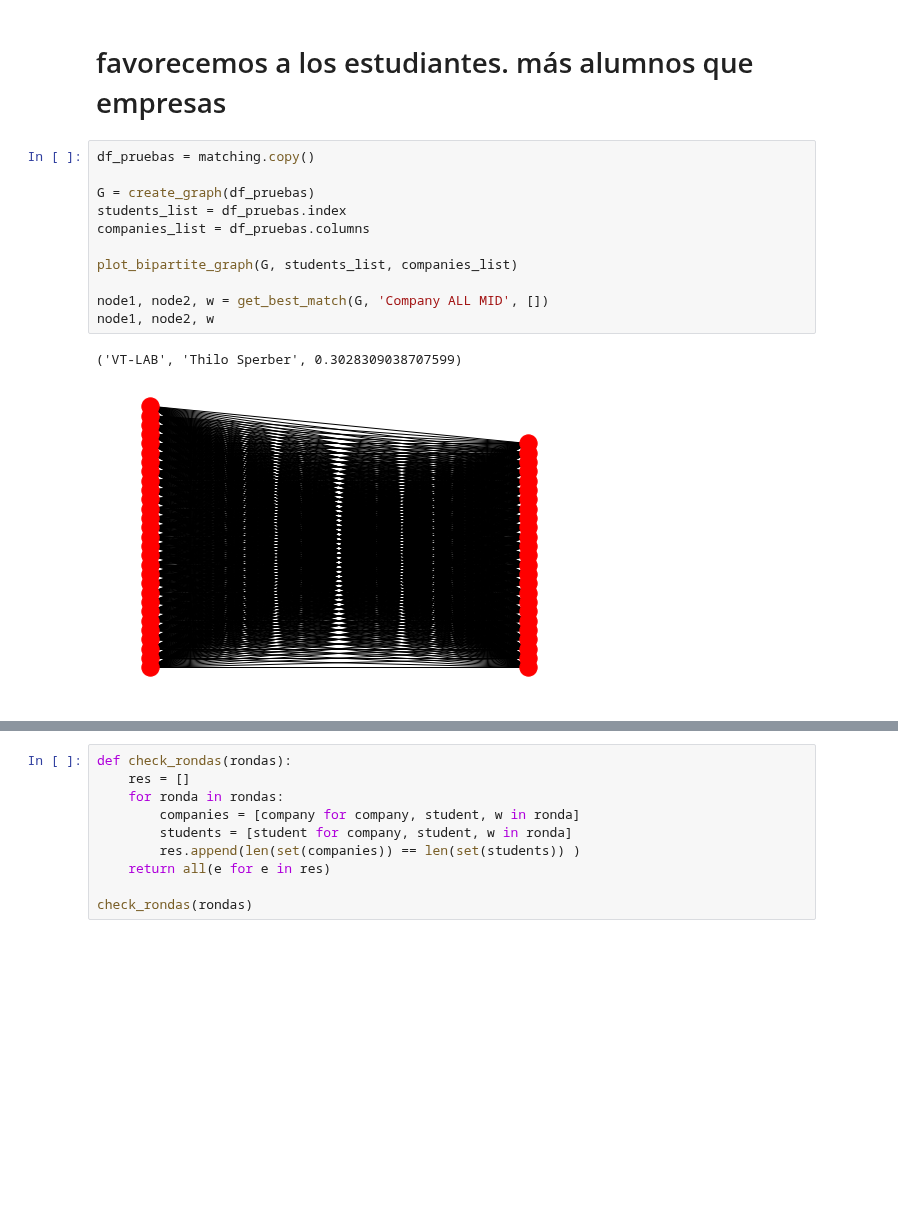
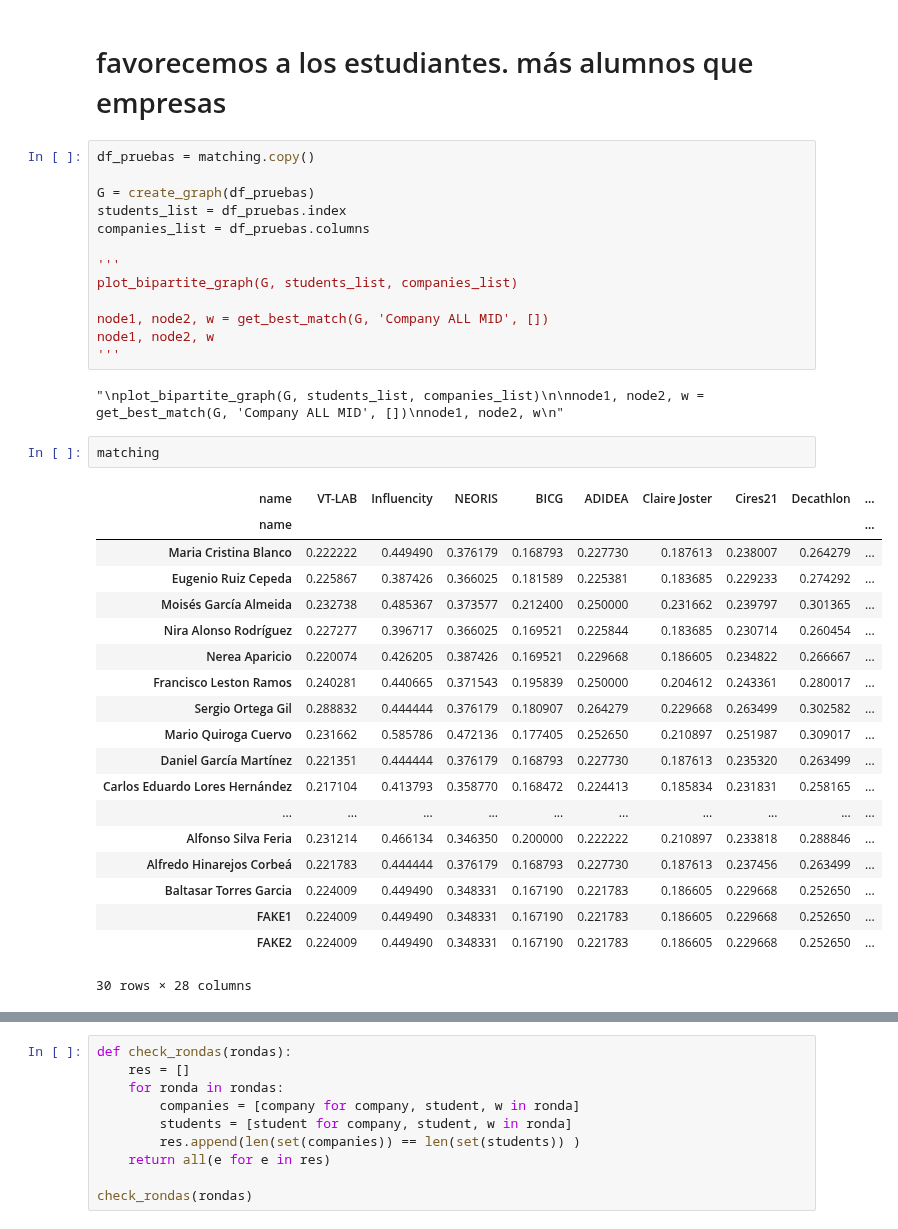
Before and after one commit to albertogcmr/hiring-week-IH-tinder-matching, a Jupyter notebook: matching-web.ipynb, the cells around one changed output, grey strips where cells are left out. Drawn from its saved outputs; the diff is of its cells as text; blank space fills up the shorter version.

```diff
--- a/matching-web.ipynb
+++ b/matching-web.ipynb
@@ -660,11 +822,34 @@ G = create_graph(df_pruebas)
 students_list = df_pruebas.index
 companies_list = df_pruebas.columns
 
+'''
 plot_bipartite_graph(G, students_list, companies_list)
 
 node1, node2, w = get_best_match(G, 'Company ALL MID', [])
 node1, node2, w
+'''
 # %% [output]
-('VT-LAB', 'Thilo Sperber', 0.3028309038707599)
+"\nplot_bipartite_graph(G, students_list, companies_list)\n\nnode1, node2, w = get_best_match(G, 'Company ALL MID', [])\nnode1, node2, w\n"
-[figure, removed]
+# %%
+matching
+# %% [output]
+| name | VT-LAB | Influencity | NEORIS | BICG | ADIDEA | Claire Joster | Cires21 | Decathlon | ... |
+| name |  |  |  |  |  |  |  |  | ... |
+| Maria Cristina Blanco | 0.222222 | 0.449490 | 0.376179 | 0.168793 | 0.227730 | 0.187613 | 0.238007 | 0.264279 | ... |
+| Eugenio Ruiz Cepeda | 0.225867 | 0.387426 | 0.366025 | 0.181589 | 0.225381 | 0.183685 | 0.229233 | 0.274292 | ... |
+| Moisés García Almeida | 0.232738 | 0.485367 | 0.373577 | 0.212400 | 0.250000 | 0.231662 | 0.239797 | 0.301365 | ... |
+| Nira Alonso Rodríguez | 0.227277 | 0.396717 | 0.366025 | 0.169521 | 0.225844 | 0.183685 | 0.230714 | 0.260454 | ... |
+| Nerea Aparicio | 0.220074 | 0.426205 | 0.387426 | 0.169521 | 0.229668 | 0.186605 | 0.234822 | 0.266667 | ... |
+| Francisco Leston Ramos | 0.240281 | 0.440665 | 0.371543 | 0.195839 | 0.250000 | 0.204612 | 0.243361 | 0.280017 | ... |
+| Sergio Ortega Gil | 0.288832 | 0.444444 | 0.376179 | 0.180907 | 0.264279 | 0.229668 | 0.263499 | 0.302582 | ... |
+| Mario Quiroga Cuervo | 0.231662 | 0.585786 | 0.472136 | 0.177405 | 0.252650 | 0.210897 | 0.251987 | 0.309017 | ... |
+| Daniel García Martínez | 0.221351 | 0.444444 | 0.376179 | 0.168793 | 0.227730 | 0.187613 | 0.235320 | 0.263499 | ... |
+| Carlos Eduardo Lores Hernández | 0.217104 | 0.413793 | 0.358770 | 0.168472 | 0.224413 | 0.185834 | 0.231831 | 0.258165 | ... |
+| ... | ... | ... | ... | ... | ... | ... | ... | ... | ... |
+| Alfonso Silva Feria | 0.231214 | 0.466134 | 0.346350 | 0.200000 | 0.222222 | 0.210897 | 0.233818 | 0.288846 | ... |
+| Alfredo Hinarejos Corbeá | 0.221783 | 0.444444 | 0.376179 | 0.168793 | 0.227730 | 0.187613 | 0.237456 | 0.263499 | ... |
+| Baltasar Torres Garcia | 0.224009 | 0.449490 | 0.348331 | 0.167190 | 0.221783 | 0.186605 | 0.229668 | 0.252650 | ... |
+| FAKE1 | 0.224009 | 0.449490 | 0.348331 | 0.167190 | 0.221783 | 0.186605 | 0.229668 | 0.252650 | ... |
+| FAKE2 | 0.224009 | 0.449490 | 0.348331 | 0.167190 | 0.221783 | 0.186605 | 0.229668 | 0.252650 | ... |
+30 rows × 28 columns
 # %%
```
Also changed, not shown: parts of 23 cells of this notebook, 8 other files.
